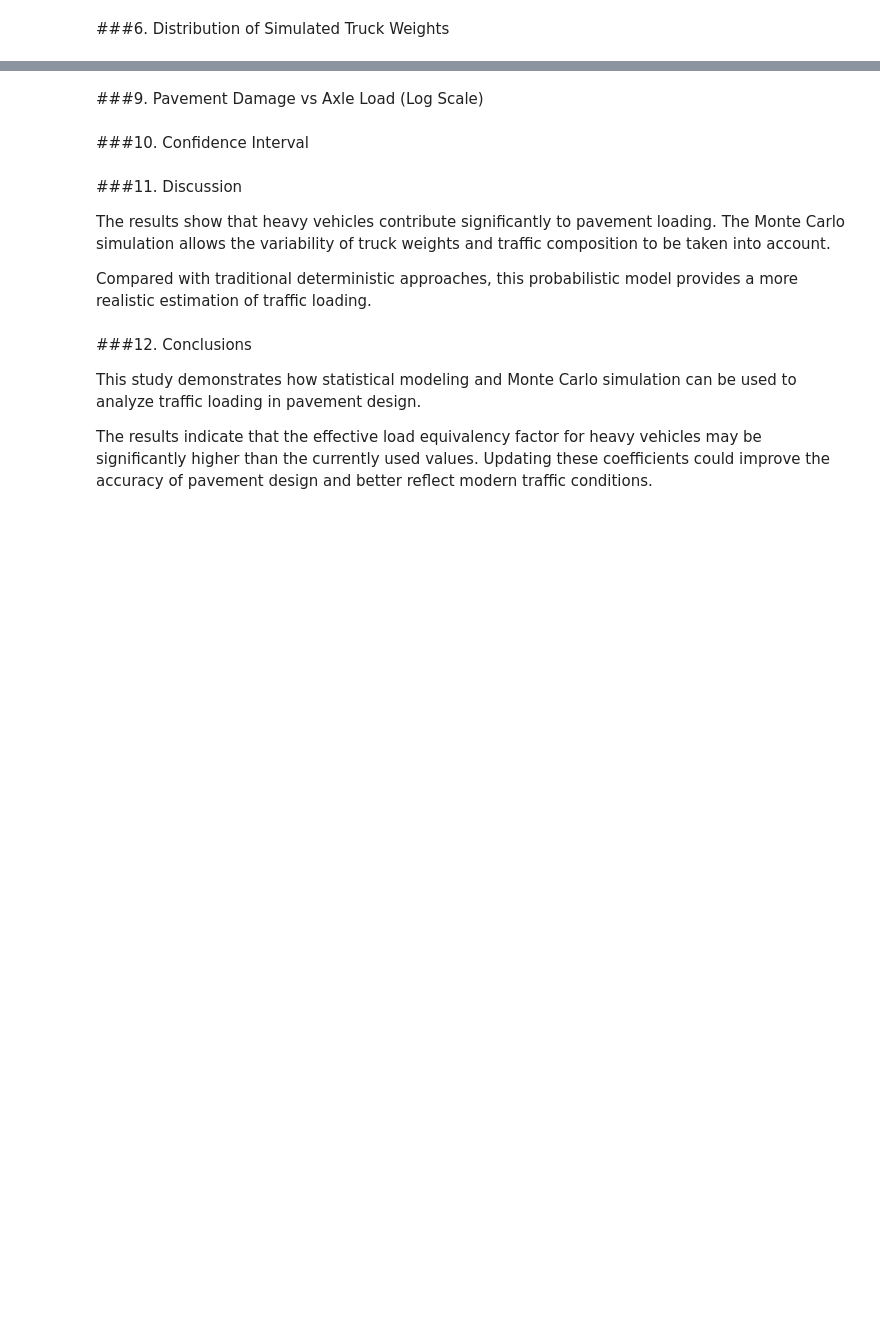
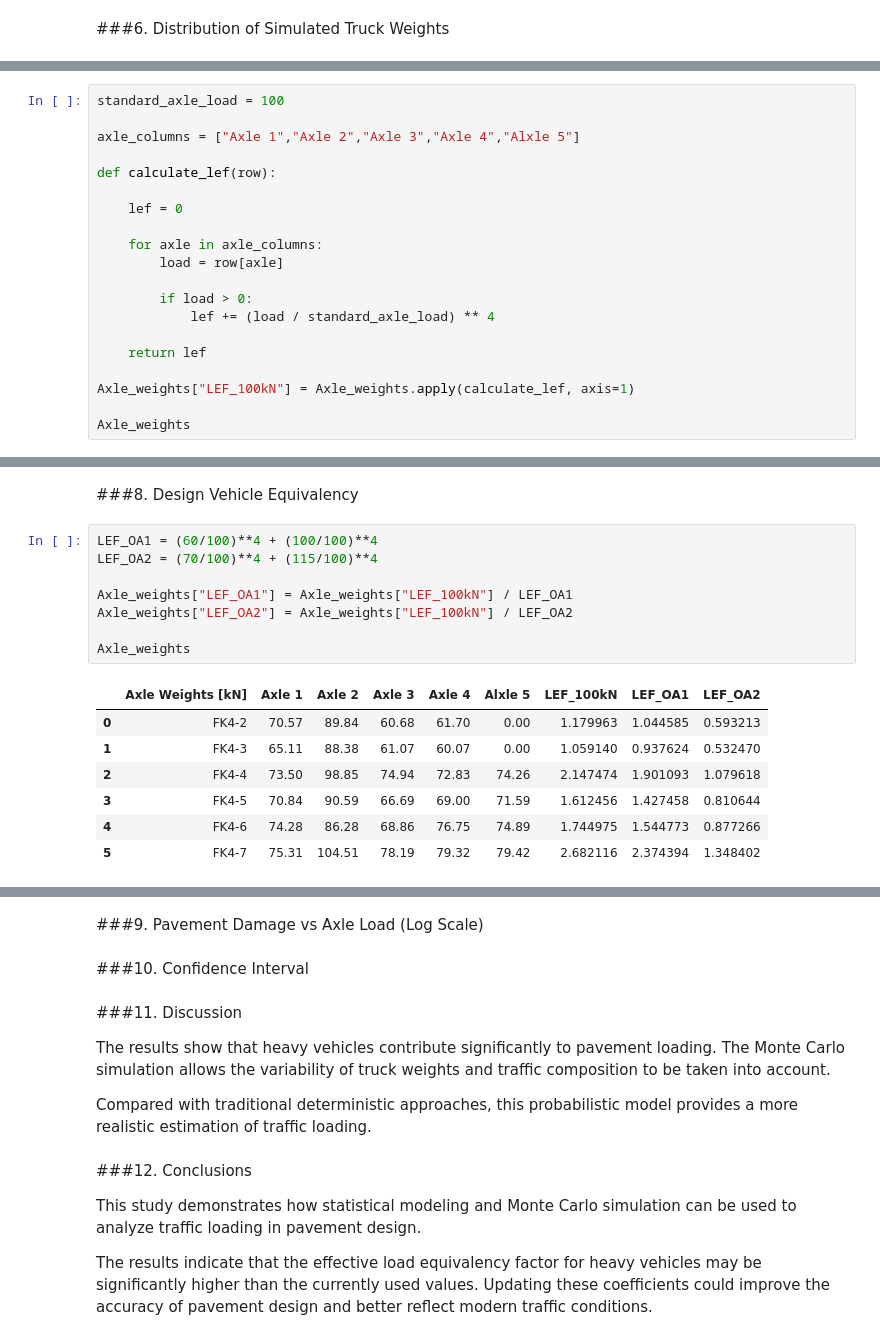
Before and after one commit to borisyotsov/traffic-load-equivalency-model, a Jupyter notebook: notebooks/Final_Project.ipynb, the cells around one changed output, grey strips where cells are left out. Cells and saved outputs as stored; diff of their text form; blank space fills up the shorter version.

```diff
--- a/notebooks/Final_Project.ipynb
+++ b/notebooks/Final_Project.ipynb
@@ -269,0 +267,20 @@ plt.show()
+# %%
+standard_axle_load = 100
+
+axle_columns = ["Axle 1","Axle 2","Axle 3","Axle 4","Alxle 5"]
+
+def calculate_lef(row):
+
+    lef = 0
+
+    for axle in axle_columns:
+        load = row[axle]
+
+        if load > 0:
+            lef += (load / standard_axle_load) ** 4
+
+    return lef
+
+Axle_weights["LEF_100kN"] = Axle_weights.apply(calculate_lef, axis=1)
+
+Axle_weights
@@ -269,0 +295,18 @@ plt.show()
+# %% [markdown]
+###8. Design Vehicle Equivalency
+# %%
+LEF_OA1 = (60/100)**4 + (100/100)**4
+LEF_OA2 = (70/100)**4 + (115/100)**4
+
+Axle_weights["LEF_OA1"] = Axle_weights["LEF_100kN"] / LEF_OA1
+Axle_weights["LEF_OA2"] = Axle_weights["LEF_100kN"] / LEF_OA2
+
+Axle_weights
+# %% [output]
+|  | Axle Weights [kN] | Axle 1 | Axle 2 | Axle 3 | Axle 4 | Alxle 5 | LEF_100kN | LEF_OA1 | LEF_OA2 |
+| 0 | FK4-2 | 70.57 | 89.84 | 60.68 | 61.70 | 0.00 | 1.179963 | 1.044585 | 0.593213 |
+| 1 | FK4-3 | 65.11 | 88.38 | 61.07 | 60.07 | 0.00 | 1.059140 | 0.937624 | 0.532470 |
+| 2 | FK4-4 | 73.50 | 98.85 | 74.94 | 72.83 | 74.26 | 2.147474 | 1.901093 | 1.079618 |
+| 3 | FK4-5 | 70.84 | 90.59 | 66.69 | 69.00 | 71.59 | 1.612456 | 1.427458 | 0.810644 |
+| 4 | FK4-6 | 74.28 | 86.28 | 68.86 | 76.75 | 74.89 | 1.744975 | 1.544773 | 0.877266 |
+| 5 | FK4-7 | 75.31 | 104.51 | 78.19 | 79.32 | 79.42 | 2.682116 | 2.374394 | 1.348402 |
```
Also changed, not shown: parts of 18 cells of this notebook.
